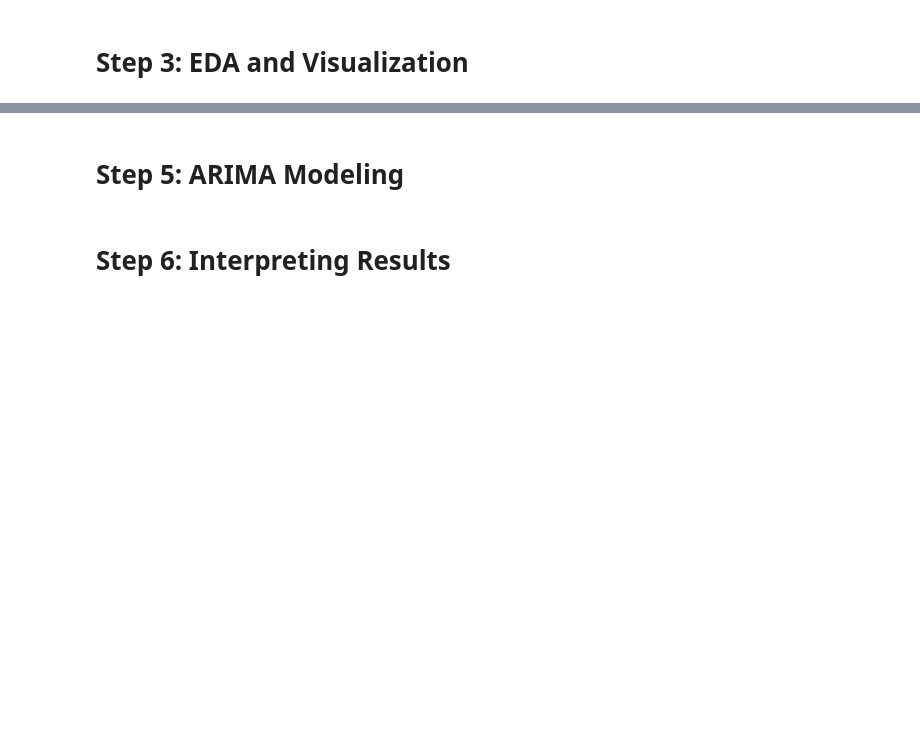
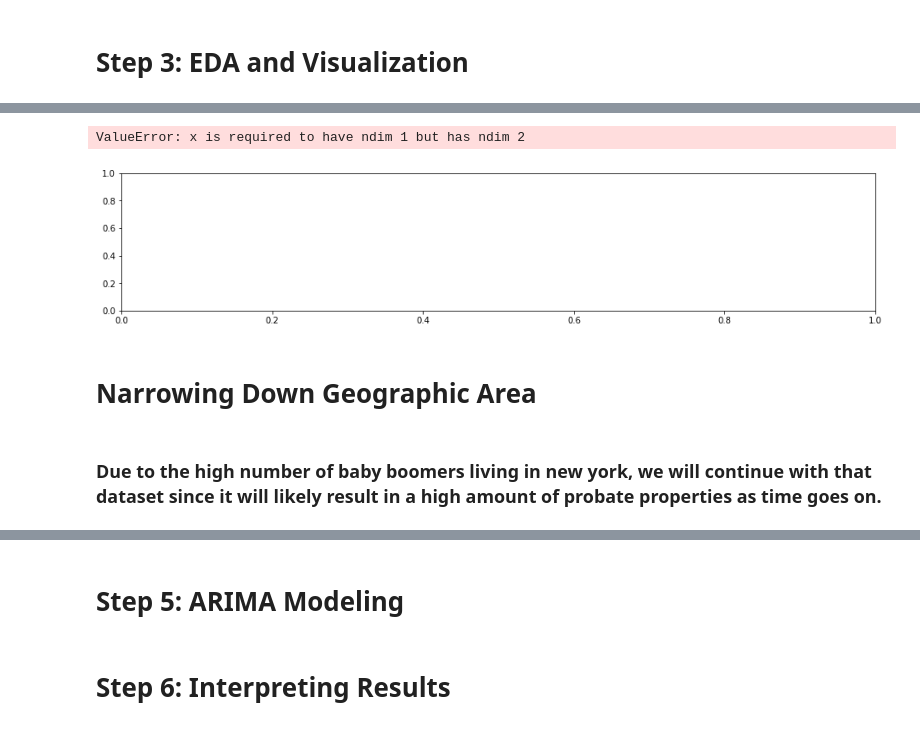
Before and after one commit to learn-co-curriculum/dsc-phase-4-project, a Jupyter notebook: time-series/starter_notebook.ipynb, the cells around one changed output, grey strips where cells are left out. Drawn from its saved outputs; the diff is of its cells as text; code cells hidden in the pictures; blank space fills up the shorter version.

```diff
--- a/time-series/starter_notebook.ipynb
+++ b/time-series/starter_notebook.ipynb
@@ -68,0 +383,13 @@ def melt_data(df):
+# %%
+fig, ax = plt.subplots(figsize=(16,3))
+plot_acf(rental_vacancy, ax=ax, lags=40);
+
+fig, ax = plt.subplots(figsize=(16,3))
+plot_pacf(rental_vacancy, ax=ax, lags=40);
+# %% [output]
+ValueError: x is required to have ndim 1 but has ndim 2
+[figure, added]
+# %% [markdown]
+# Narrowing Down Geographic Area
+# %% [markdown]
+### Due to the high number of baby boomers living in new york, we will continue with that dataset since it will likely result in a high amount of probate properties as time goes on.
```
Also changed, not shown: parts of 101 cells of this notebook, 3 other files.
